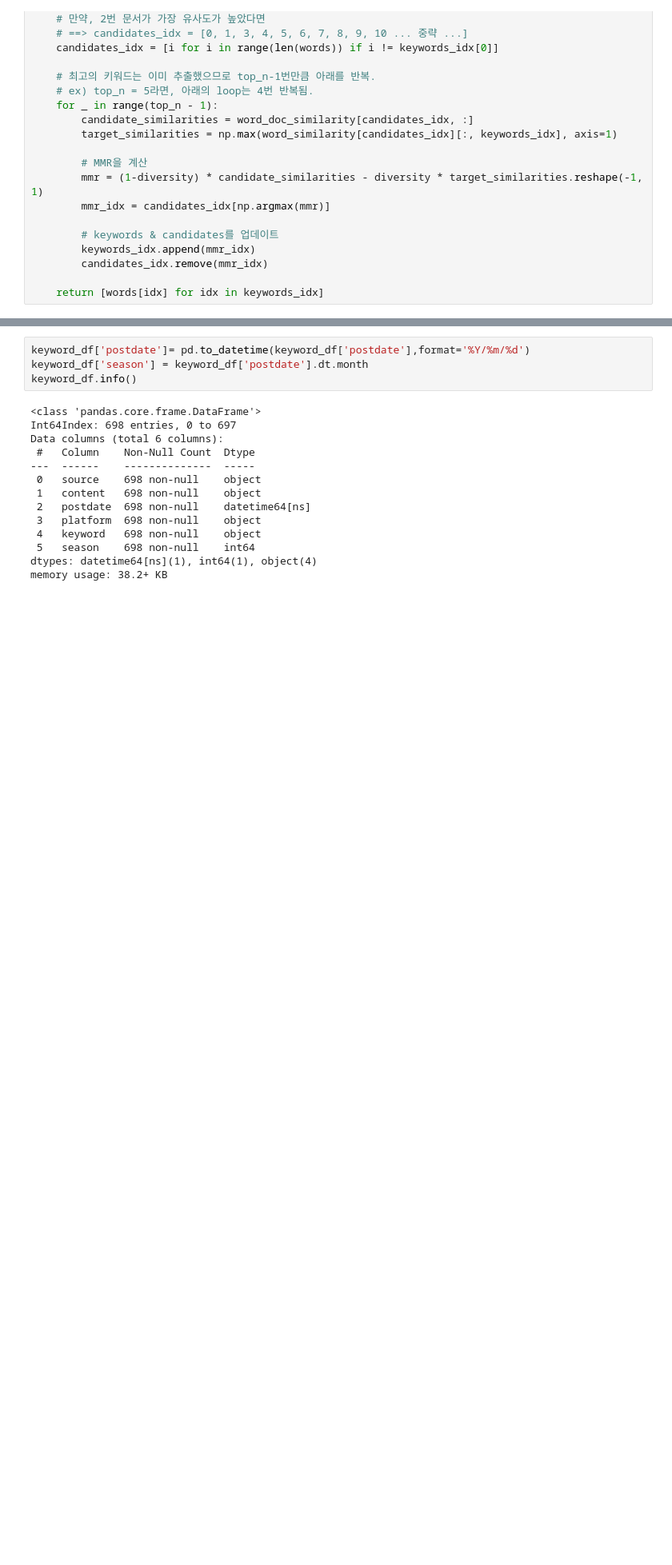
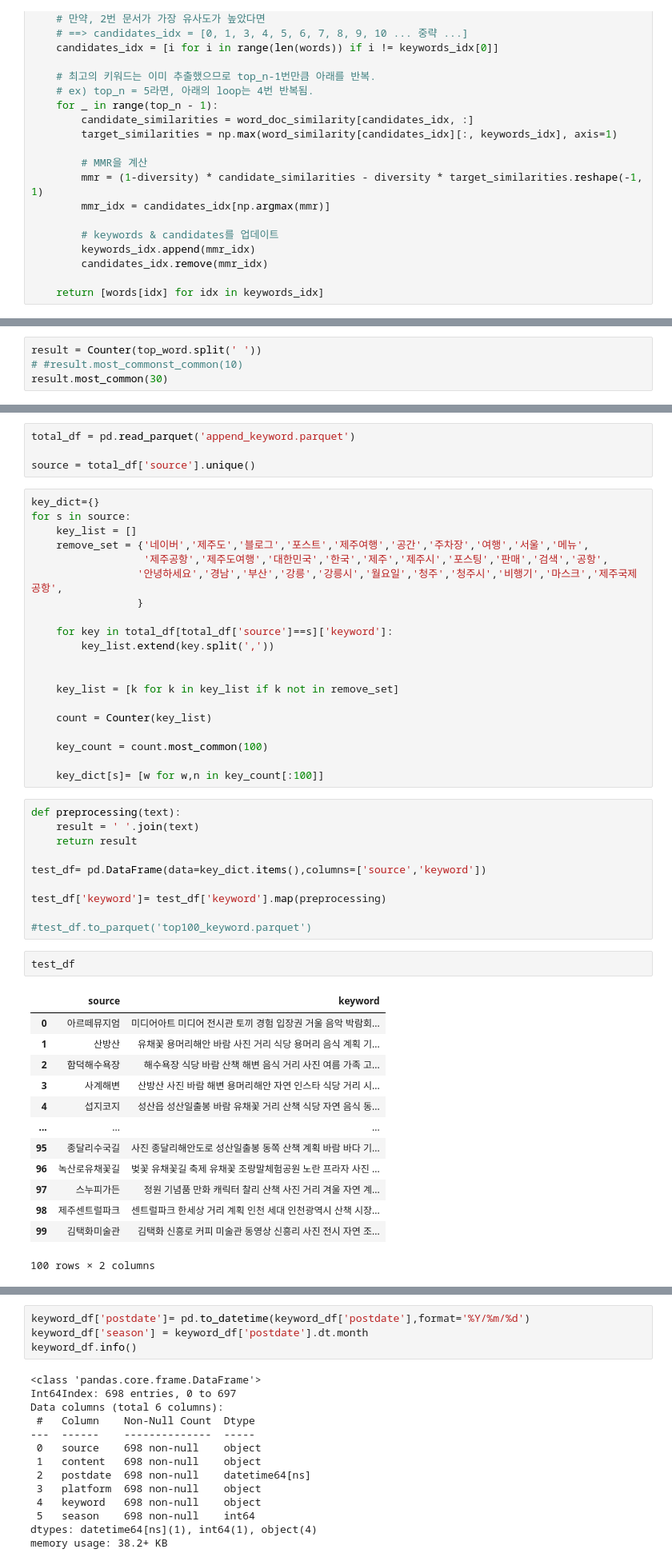
Before and after one commit to ukjinlee66/jeju_tourist_recommend, a Jupyter notebook: analysis/keybert_keyword.ipynb, the cells around one changed output, grey strips where cells are left out. Shown: that part at 80% size. Drawn from its saved outputs; the diff is of its cells as text; blank space fills up the shorter version.

```diff
--- a/analysis/keybert_keyword.ipynb
+++ b/analysis/keybert_keyword.ipynb
@@ -336,0 +476,4 @@ tfidf_candidates[distances.argsort()[0][0]]
+# %%
+result = Counter(top_word.split(' '))
+# #result.most_commonst_common(10)
+result.most_common(30)
@@ -336,0 +520,50 @@ tfidf_candidates[distances.argsort()[0][0]]
+# %%
+total_df = pd.read_parquet('append_keyword.parquet')
+
+source = total_df['source'].unique()
+# %%
+key_dict={}
+for s in source:
+    key_list = []
+    remove_set = {'네이버','제주도','블로그','포스트','제주여행','공간','주차장','여행','서울','메뉴',
+                  '제주공항','제주도여행','대한민국','한국','제주','제주시','포스팅','판매','검색','공항',
+                 '안녕하세요','경남','부산','강릉','강릉시','월요일','청주','청주시','비행기','마스크','제주국제공항',
+                 }
+
+    for key in total_df[total_df['source']==s]['keyword']:
+        key_list.extend(key.split(','))
+
+
+    key_list = [k for k in key_list if k not in remove_set]
+
+    count = Counter(key_list)
+
+    key_count = count.most_common(100)
+
+    key_dict[s]= [w for w,n in key_count[:100]]
+# %%
+def preprocessing(text):
+    result = ' '.join(text)
+    return result
+
+test_df= pd.DataFrame(data=key_dict.items(),columns=['source','keyword'])
+
+test_df['keyword']= test_df['keyword'].map(preprocessing)
+
+#test_df.to_parquet('top100_keyword.parquet')
+# %%
+test_df
+# %% [output]
+|  | source | keyword |
+| 0 | 아르떼뮤지엄 | 미디어아트 미디어 전시관 토끼 경험 입장권 거울 음악 박람회... |
+| 1 | 산방산 | 유채꽃 용머리해안 바람 사진 거리 식당 용머리 음식 계획 기... |
+| 2 | 함덕해수욕장 | 해수욕장 식당 바람 산책 해변 음식 거리 사진 여름 가족 고... |
+| 3 | 사계해변 | 산방산 사진 바람 해변 용머리해안 자연 인스타 식당 거리 시... |
+| 4 | 섭지코지 | 성산읍 성산일출봉 바람 유채꽃 거리 산책 식당 자연 음식 동... |
+| ... | ... | ... |
+| 95 | 종달리수국길 | 사진 종달리해안도로 성산일출봉 동쪽 산책 계획 바람 바다 기... |
+| 96 | 녹산로유채꽃길 | 벚꽃 유채꽃길 축제 유채꽃 조랑말체험공원 노란 프라자 사진 ... |
+| 97 | 스누피가든 | 정원 기념품 만화 캐릭터 찰리 산책 사진 거리 겨울 자연 계... |
+| 98 | 제주센트럴파크 | 센트럴파크 한세상 거리 계획 인천 세대 인천광역시 산책 시장... |
+| 99 | 김택화미술관 | 김택화 신흥로 커피 미술관 동영상 신흥리 사진 전시 자연 조... |
+100 rows × 2 columns
```
Also changed, not shown: parts of 60 cells of this notebook, 2 other files.
